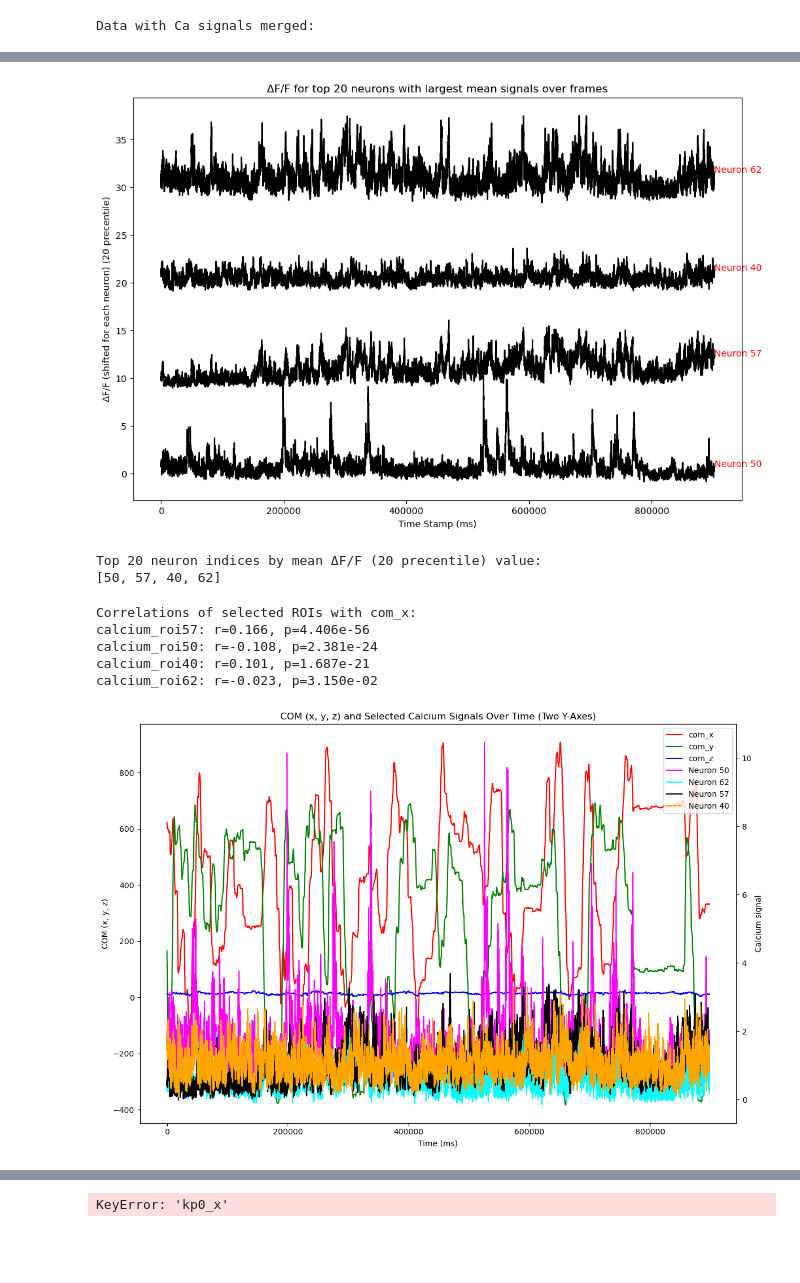
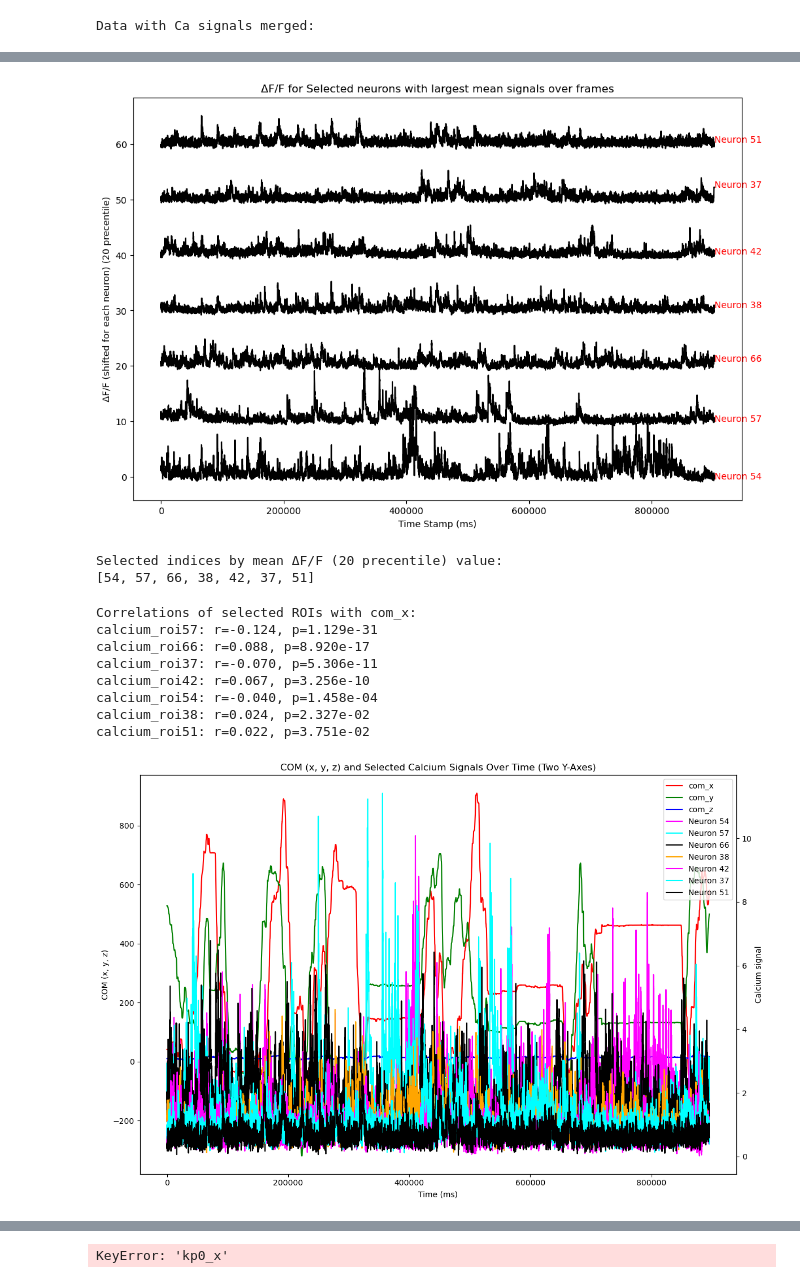
Before and after one commit to gadsfly/BBOP, a Jupyter notebook: random tests/mini_dannce_sync/brws_load_analysis_after_alignment.ipynb, the cells around one changed output, grey strips where cells are left out. Cells and saved outputs as stored; diff of their text form; code cells hidden in the pictures; blank space fills up the shorter version.

```diff
--- a/random tests/mini_dannce_sync/brws_load_analysis_after_alignment.ipynb
+++ b/random tests/mini_dannce_sync/brws_load_analysis_after_alignment.ipynb
@@ -113,0 +128,2 @@ Updated DataFrame with Ca data saved to /data/big_rim/rsync_dcc_sum/Oct3V1/2024_
+# %%
+df_new = df_merged.copy()
@@ -114,14 +147,14 @@ Updated DataFrame with Ca data saved to /data/big_rim/rsync_dcc_sum/Oct3V1/2024_
 # %%
 
 # Check correlation of a calcium ROI with com_x as an example
-r = df_merged['com_x'].corr(df_merged['calcium_roi0'])
+r = df_new['com_x'].corr(df_new['calcium_roi0'])
 print("Correlation between com_x and calcium_roi0:", r)
 
 # Plot a few neurons over time
 plt.figure(figsize=(12, 8))
-selected_neurons = [50, 62, 57, 40] #[0, 1, 2]  # first 3 neurons for example
+selected_neurons = [54, 57, 66, 38, 42, 37, 51] #[50, 62, 57, 40] #[0, 1, 2]  # first 3 neurons for example
 for i, neuron_idx in enumerate(selected_neurons):
-    plt.plot(df_merged.index, df_merged[f'calcium_roi{neuron_idx}'] + i*20, label=f'Neuron {neuron_idx}')
+    plt.plot(df_new.index, df_new[f'calcium_roi{neuron_idx}'] + i*20, label=f'Neuron {neuron_idx}')
 
 plt.xlabel('Time (s)')
 plt.ylabel('Calcium signal (shifted)')
@@ -134,6 +167,6 @@ Correlation between com_x and calcium_roi0: -0.24724837726617696
 # %%
 C = data['C'].values
-selected_indices = [50, 57, 40, 62]
+# selected_indices = [54,47,66,38,42,37, 51]
 
 # Calculate F0 (the baseline) for each neuron as the 10th percentile of fluorescence
 F0 = np.percentile(C, 20, axis=1, keepdims=True)
@@ -143,47 +176,47 @@ dF_F = (C - F0) / F0
 
 # Plot the ΔF/F values for each selected neuron and print their indices for manual selection, with timestamps
 plt.figure(figsize=(12, 8))
-for i, neuron_index in enumerate(selected_indices):
+for i, neuron_index in enumerate(selected_neurons):
     plt.plot(ts, dF_F[neuron_index] + i * 10, color='black', label=f'Neuron {neuron_index}')  # Set the color to black
     plt.text(ts[-1], dF_F[neuron_index][-1] + i * 10, f'Neuron {neuron_index}', color='red')  # Annotate each neuron index
 
 plt.xlabel('Time Stamp (ms)')
 plt.ylabel('ΔF/F (shifted for each neuron) (20 precentile)')
-plt.title('ΔF/F for top 20 neurons with largest mean signals over frames')
+plt.title('ΔF/F for Selected neurons with largest mean signals over frames')
 plt.show()
 
 # Print the selected neuron indices for reference
-print("Top 20 neuron indices by mean ΔF/F (20 precentile) value:")
-print(selected_indices)
+print("Selected indices by mean ΔF/F (20 precentile) value:")
+print(selected_neurons)
 # %% [output]
-[figure, old version]
+[figure, new version]
-Top 20 neuron indices by mean ΔF/F (20 precentile) value:
-[50, 57, 40, 62]
+Selected indices by mean ΔF/F (20 precentile) value:
+[54, 57, 66, 38, 42, 37, 51]
 # %%
 import matplotlib.pyplot as plt
 from scipy.stats import pearsonr
 import numpy as np
 
-# Ensure these columns exist in df_merged
+# Ensure these columns exist in df_new
 for col in ['com_x', 'com_y', 'com_z']:
-    if col not in df_merged.columns:
-        raise ValueError(f"{col} not found in df_merged.")
+    if col not in df_new.columns:
+        raise ValueError(f"{col} not found in df_new.")
 
 # Define selected neurons
-selected_neurons = [50, 62, 57, 40]  # Specific neurons to correlate and visualize
+selected_neurons = [54, 57, 66, 38, 42, 37, 51] #[50, 62, 57, 40]  # Specific neurons to correlate and visualize
 
 # Check if selected neuron ROIs exist in the data
 selected_roi_names = [f'calcium_roi{neuron}' for neuron in selected_neurons]
 for roi in selected_roi_names:
-    if roi not in df_merged.columns:
-        raise ValueError(f"{roi} not found in df_merged.")
+    if roi not in df_new.columns:
+        raise ValueError(f"{roi} not found in df_new.")
 
 #########################################
 # Compute Correlations (com_x vs selected ROIs)
 #########################################
 corr_values = {}
 for roi in selected_roi_names:
-    r, p_val = pearsonr(df_merged['com_x'], df_merged[roi])
+    r, p_val = pearsonr(df_new['com_x'], df_new[roi])
     corr_values[roi] = (r, p_val)
 
 # Sort by absolute correlation to find top correlated ROIs
@@ -198,40 +231,43 @@ for roi, (r, p_val) in sorted_corrs:
 #########################################
 
 fig, ax1 = plt.subplots(figsize=(12, 8))
 
 # Plot COM_x, COM_y, COM_z on the left y-axis
-ax1.plot(df_merged.index, df_merged['com_x'], color='red', label='com_x')
-ax1.plot(df_merged.index, df_merged['com_y'], color='green', label='com_y')
-ax1.plot(df_merged.index, df_merged['com_z'], color='blue', label='com_z')
+ax1.plot(df_new.index, df_new['com_x'], color='red', label='com_x')
+ax1.plot(df_new.index, df_new['com_y'], color='green', label='com_y')
+ax1.plot(df_new.index, df_new['com_z'], color='blue', label='com_z')
 ax1.set_xlabel('Time (ms)')
 ax1.set_ylabel('COM (x, y, z)', color='black')
 ax1.tick_params(axis='y', labelcolor='black')
 
 # Create a second y-axis for the calcium signals
 ax2 = ax1.twinx()
 
 # Plot the selected neurons
 colors = ['magenta', 'cyan', 'black', 'orange']  # Colors for selected neurons
 for i, roi_name in enumerate(selected_roi_names):
-    ax2.plot(df_merged.index, df_merged[roi_name], color=colors[i % len(colors)],
+    ax2.plot(df_new.index, df_new[roi_name], color=colors[i % len(colors)],
              label=f'Neuron {selected_neurons[i]}')
 
 ax2.set_ylabel('Calcium signal', color='black')
 ax2.tick_params(axis='y', labelcolor='black')
 
 # Combine legends from both axes
 lines1, labels1 = ax1.get_legend_handles_labels()
 lines2, labels2 = ax2.get_legend_handles_labels()
 ax2.legend(lines1 + lines2, labels1 + labels2, loc='upper right')
 
 plt.title('COM (x, y, z) and Selected Calcium Signals Over Time (Two Y-Axes)')
 plt.tight_layout()
 plt.show()
 # %% [output]
 Correlations of selected ROIs with com_x:
-calcium_roi57: r=0.166, p=4.406e-56
-calcium_roi50: r=-0.108, p=2.381e-24
-calcium_roi40: r=0.101, p=1.687e-21
-calcium_roi62: r=-0.023, p=3.150e-02
+calcium_roi57: r=-0.124, p=1.129e-31
+calcium_roi66: r=0.088, p=8.920e-17
+calcium_roi37: r=-0.070, p=5.306e-11
+calcium_roi42: r=0.067, p=3.256e-10
+calcium_roi54: r=-0.040, p=1.458e-04
+calcium_roi38: r=0.024, p=2.327e-02
+calcium_roi51: r=0.022, p=3.751e-02
-[figure, old version]
+[figure, new version]
 # %%
```
Also changed, not shown: parts of 12 cells of this notebook.
